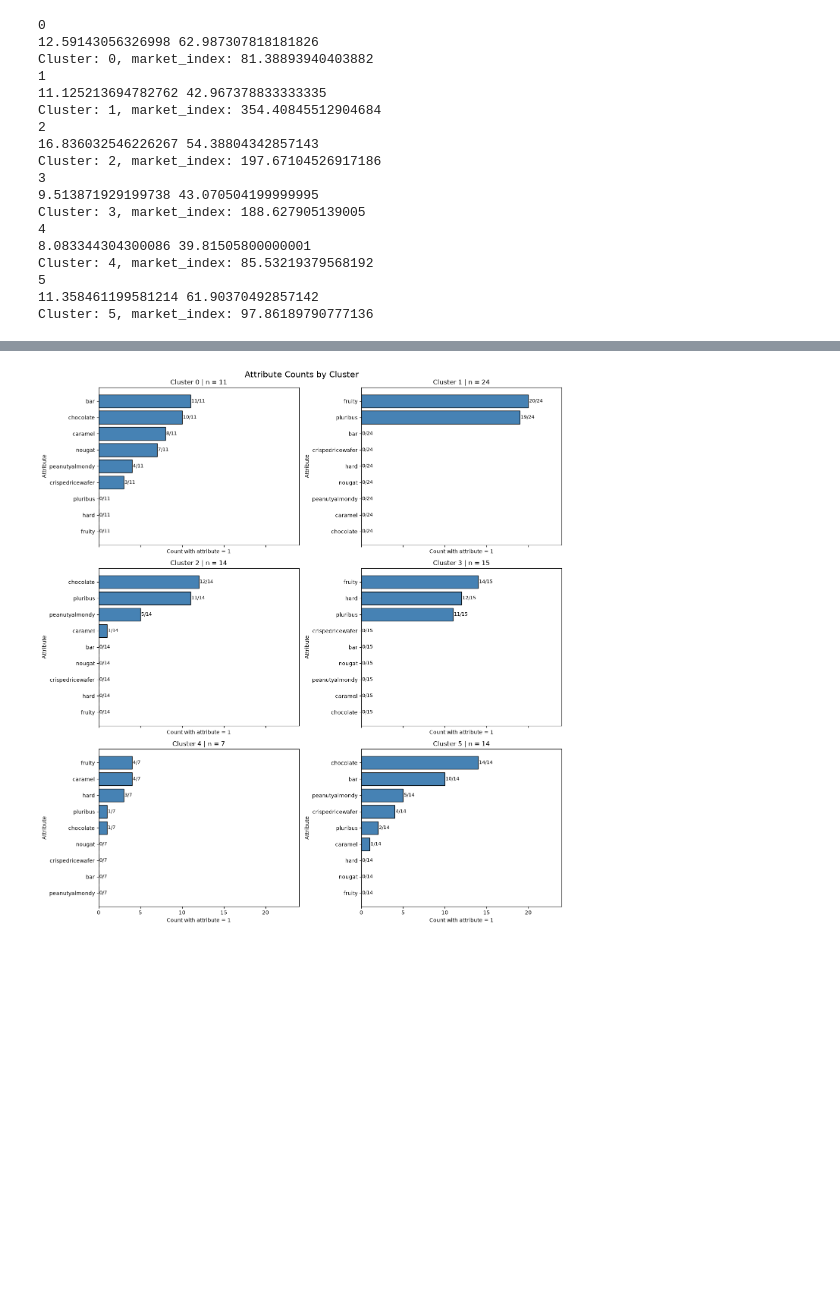
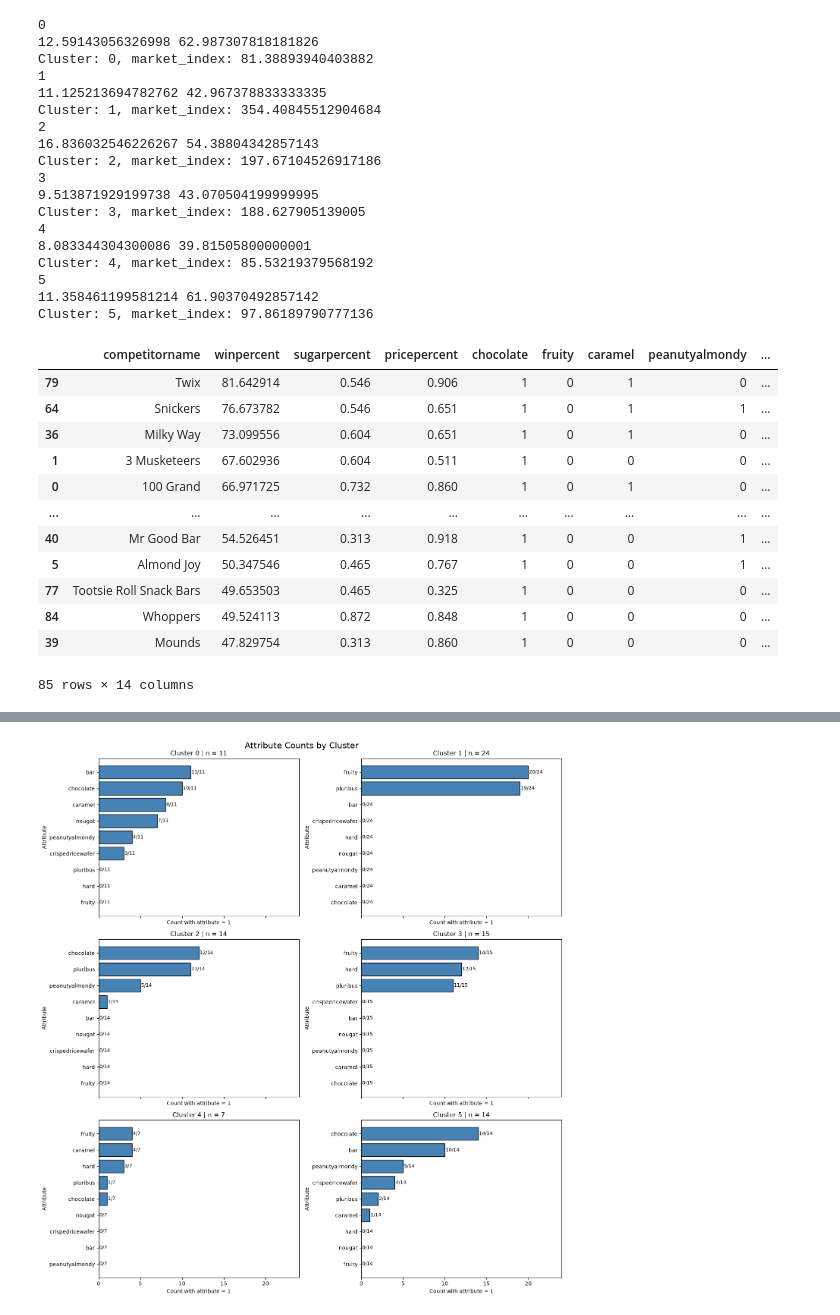
Before and after one commit to aggtamv/lidl, a Jupyter notebook: final.ipynb, the cells around one changed output, grey strips where cells are left out. Saved outputs shown, nothing was run; the diff lists cells and outputs as text; code cells hidden in the pictures; blank space fills up the shorter version.

```diff
--- a/final.ipynb
+++ b/final.ipynb
@@ -571,3 +571,50 @@ Cluster: 4, market_index: 85.53219379568192
 5
 11.358461199581214 61.90370492857142
 Cluster: 5, market_index: 97.86189790777136
+# %%
+import pandas as pd
+import numpy as np
+
+def expected_within_cluster_win(group):
+
+    wins = group["winpercent"].values
+
+    probs = []
+
+    for i, wi in enumerate(wins):
+
+        pairwise_probs = []
+
+        for j, wj in enumerate(wins):
+
+            if i != j:
+                p = wi / (wi + wj)
+                pairwise_probs.append(p)
+
+        probs.append(np.mean(pairwise_probs))
+
+    group = group.copy()
+    group["expected_cluster_win_prob"] = probs
+
+    return group
+
+win_df = (
+    cluster_samples.groupby("cluster", group_keys=False)
+      .apply(expected_within_cluster_win)
+)
+# %%
+win_df
+# %% [output]
+|  | competitorname | winpercent | sugarpercent | pricepercent | chocolate | fruity | caramel | peanutyalmondy | ... |
+| 79 | Twix | 81.642914 | 0.546 | 0.906 | 1 | 0 | 1 | 0 | ... |
+| 64 | Snickers | 76.673782 | 0.546 | 0.651 | 1 | 0 | 1 | 1 | ... |
+| 36 | Milky Way | 73.099556 | 0.604 | 0.651 | 1 | 0 | 1 | 0 | ... |
+| 1 | 3 Musketeers | 67.602936 | 0.604 | 0.511 | 1 | 0 | 0 | 0 | ... |
+| 0 | 100 Grand | 66.971725 | 0.732 | 0.860 | 1 | 0 | 1 | 0 | ... |
+| ... | ... | ... | ... | ... | ... | ... | ... | ... | ... |
+| 40 | Mr Good Bar | 54.526451 | 0.313 | 0.918 | 1 | 0 | 0 | 1 | ... |
+| 5 | Almond Joy | 50.347546 | 0.465 | 0.767 | 1 | 0 | 0 | 1 | ... |
+| 77 | Tootsie Roll Snack Bars | 49.653503 | 0.465 | 0.325 | 1 | 0 | 0 | 0 | ... |
+| 84 | Whoppers | 49.524113 | 0.872 | 0.848 | 1 | 0 | 0 | 0 | ... |
+| 39 | Mounds | 47.829754 | 0.313 | 0.860 | 1 | 0 | 0 | 0 | ... |
+85 rows × 14 columns
```
Also changed, not shown: parts of 2 cells of this notebook, 1 other file.
